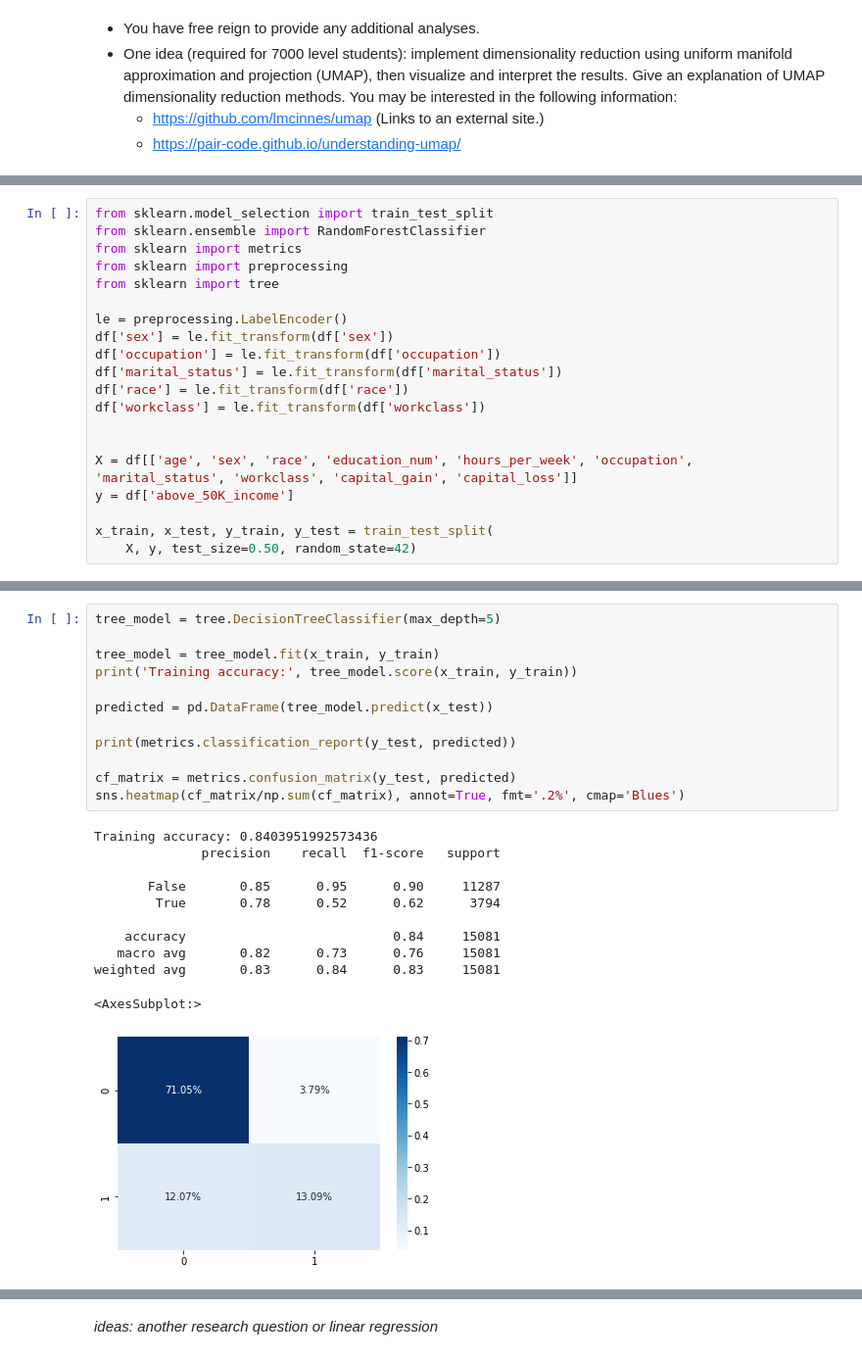
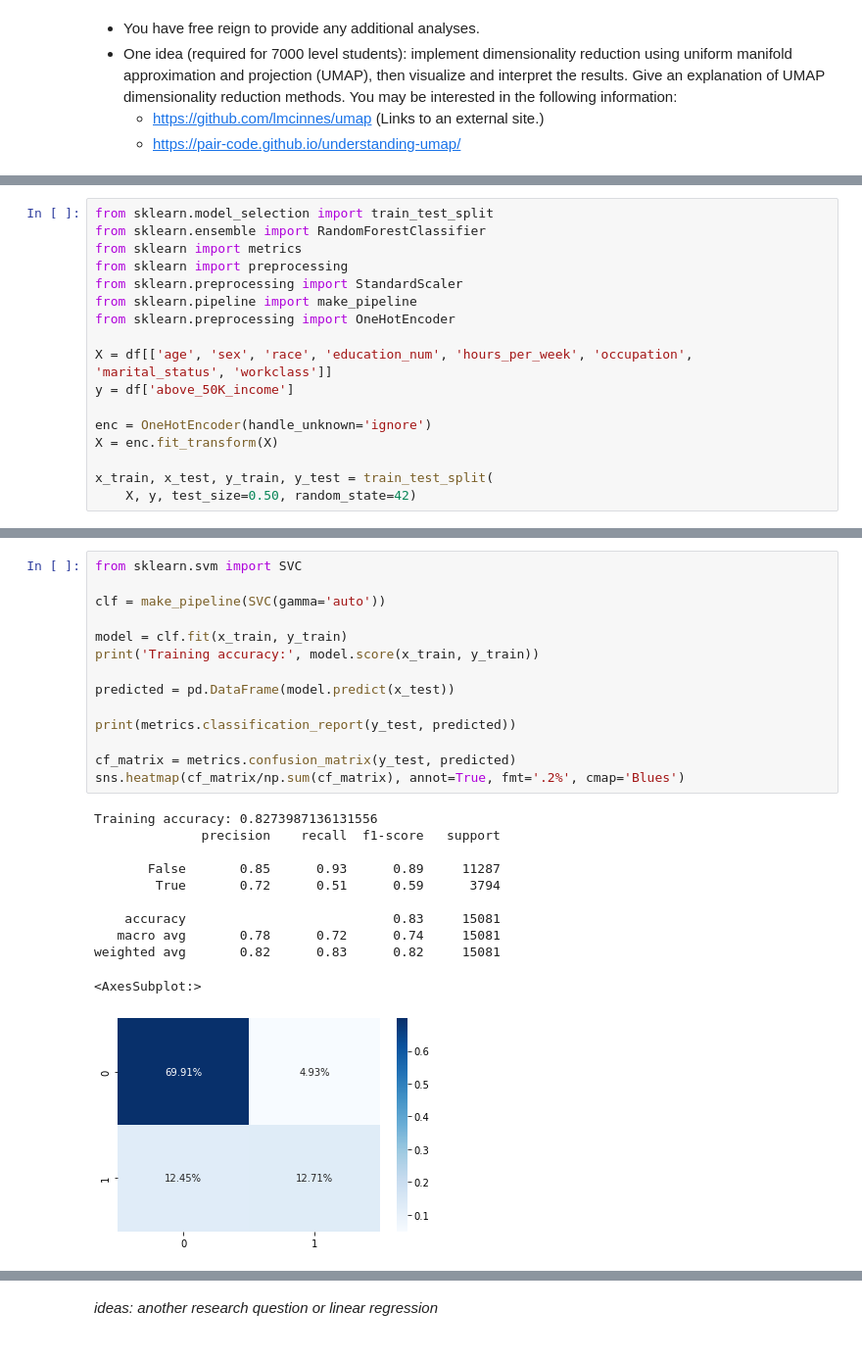
Before and after one commit to mariaherediaa/CS5324-Labs, a Jupyter notebook: Lab1/Lab 1.ipynb, the cells around one changed output, grey strips where cells are left out. Shown at 98% size. Saved outputs shown, nothing was run; the diff lists cells and outputs as text.

```diff
--- a/Lab1/Lab 1.ipynb
+++ b/Lab1/Lab 1.ipynb
@@ -315,18 +317,15 @@ from sklearn.model_selection import train_test_split
 from sklearn.ensemble import RandomForestClassifier
 from sklearn import metrics
 from sklearn import preprocessing
-from sklearn import tree
+from sklearn.preprocessing import StandardScaler
+from sklearn.pipeline import make_pipeline
+from sklearn.preprocessing import OneHotEncoder
 
-le = preprocessing.LabelEncoder()
-df['sex'] = le.fit_transform(df['sex'])
-df['occupation'] = le.fit_transform(df['occupation'])
-df['marital_status'] = le.fit_transform(df['marital_status'])
-df['race'] = le.fit_transform(df['race'])
-df['workclass'] = le.fit_transform(df['workclass'])
+X = df[['age', 'sex', 'race', 'education_num', 'hours_per_week', 'occupation', 'marital_status', 'workclass']]
+y = df['above_50K_income']
 
-
-X = df[['age', 'sex', 'race', 'education_num', 'hours_per_week', 'occupation', 'marital_status', 'workclass', 'capital_gain', 'capital_loss']]
-y = df['above_50K_income']
+enc = OneHotEncoder(handle_unknown='ignore')
+X = enc.fit_transform(X)
 
 x_train, x_test, y_train, y_test = train_test_split(
     X, y, test_size=0.50, random_state=42)
@@ -357,24 +356,26 @@ weighted avg       0.84      0.85      0.84     15081
 # %%
-tree_model = tree.DecisionTreeClassifier(max_depth=5)
+from sklearn.svm import SVC
 
-tree_model = tree_model.fit(x_train, y_train)
-print('Training accuracy:', tree_model.score(x_train, y_train))
+clf = make_pipeline(SVC(gamma='auto'))
 
-predicted = pd.DataFrame(tree_model.predict(x_test))
+model = clf.fit(x_train, y_train)
+print('Training accuracy:', model.score(x_train, y_train))
+
+predicted = pd.DataFrame(model.predict(x_test))
 
 print(metrics.classification_report(y_test, predicted))
 
 cf_matrix = metrics.confusion_matrix(y_test, predicted)
 sns.heatmap(cf_matrix/np.sum(cf_matrix), annot=True, fmt='.2%', cmap='Blues')
 # %% [output]
-Training accuracy: 0.8403951992573436
+Training accuracy: 0.8273987136131556
               precision    recall  f1-score   support
 
-       False       0.85      0.95      0.90     11287
-        True       0.78      0.52      0.62      3794
+       False       0.85      0.93      0.89     11287
+        True       0.72      0.51      0.59      3794
 
-    accuracy                           0.84     15081
-   macro avg       0.82      0.73      0.76     15081
-weighted avg       0.83      0.84      0.83     15081
+    accuracy                           0.83     15081
+   macro avg       0.78      0.72      0.74     15081
+weighted avg       0.82      0.83      0.82     15081
 <AxesSubplot:>
-[figure, old version]
+[figure, new version]
```
Also changed, not shown: parts of 4 cells of this notebook.
